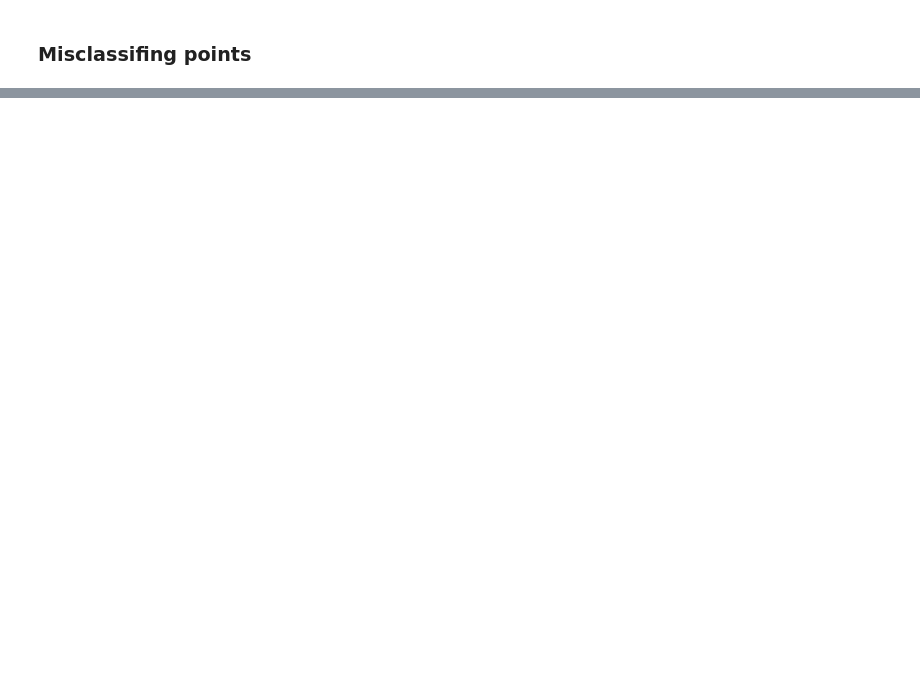
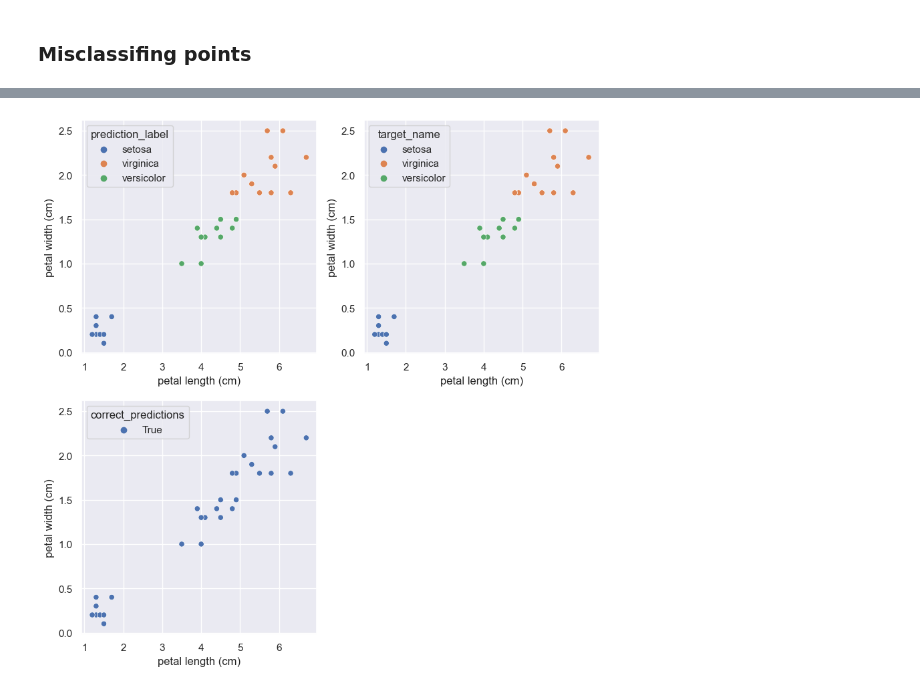
Before and after one commit to UsefGamal/The-Classic-IRIS-Dataset, a Jupyter notebook: The Classic IRIS Dataset.ipynb, the cells around one changed output, grey strips where cells are left out. Saved outputs shown, nothing was run; the diff lists cells and outputs as text; code cells hidden in the pictures; blank space fills up the shorter version.

```diff
--- a/The Classic IRIS Dataset.ipynb
+++ b/The Classic IRIS Dataset.ipynb
@@ -383,0 +464,2 @@ plot_incorrect_preds(df_pred,'petal length (cm)', 'petal width (cm)')
+# %%
+model.fit(x_train, y_train)
@@ -383,0 +468,6 @@ plot_incorrect_preds(df_pred,'petal length (cm)', 'petal width (cm)')
+# %%
+y_pred = model.predict(x_test)
+# %%
+test_set_correct = y_pred == y_test
+accuracies = np.mean(test_set_correct)
+print(f"Accuracy :{accuracies* 100:.2f}%")
@@ -383,0 +476,6 @@ plot_incorrect_preds(df_pred,'petal length (cm)', 'petal width (cm)')
+# %%
+df_pred_test = df_test.copy()
+df_pred_test['correct_predictions'] = test_set_correct
+df_pred_test['prediction'] = y_pred
+df_pred_test['prediction_label'] = df_pred_test['prediction'].map({0: 'setosa', 1: 'versicolor', 2: "virginica"})
+df_pred_test.head()
@@ -383,0 +489,4 @@ plot_incorrect_preds(df_pred,'petal length (cm)', 'petal width (cm)')
+# %%
+plot_incorrect_preds(df_pred_test,'petal length (cm)', 'petal width (cm)')
+# %% [output]
+[figure, added]
```
Also changed, not shown: parts of 16 cells of this notebook.
